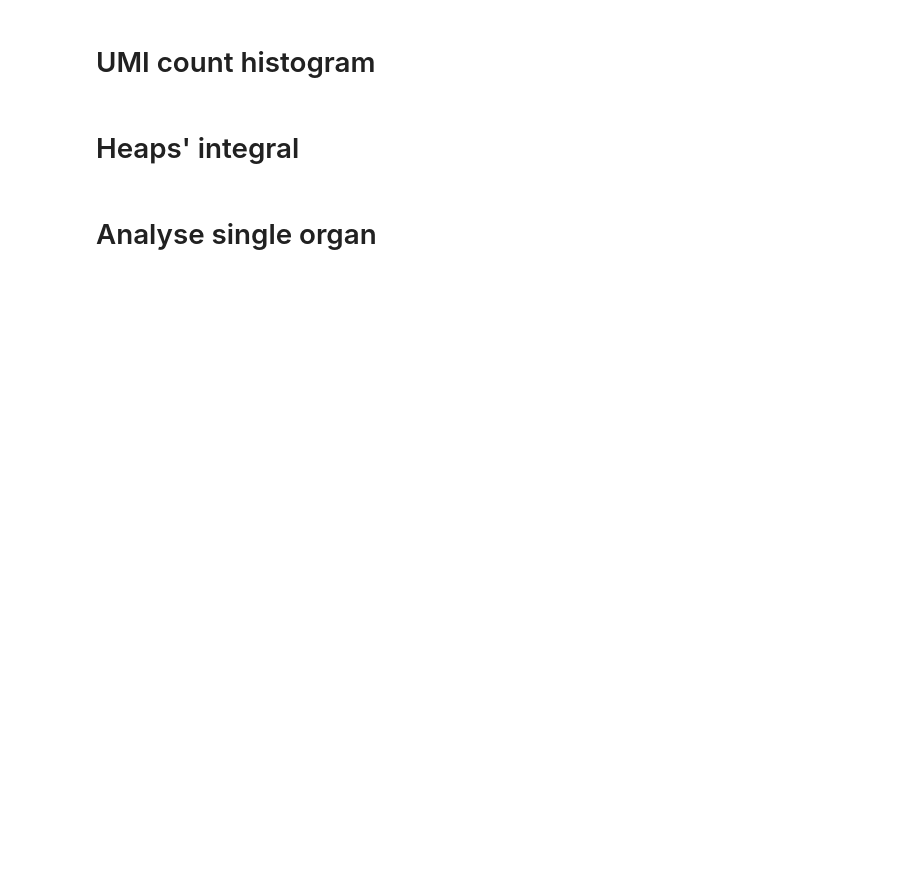
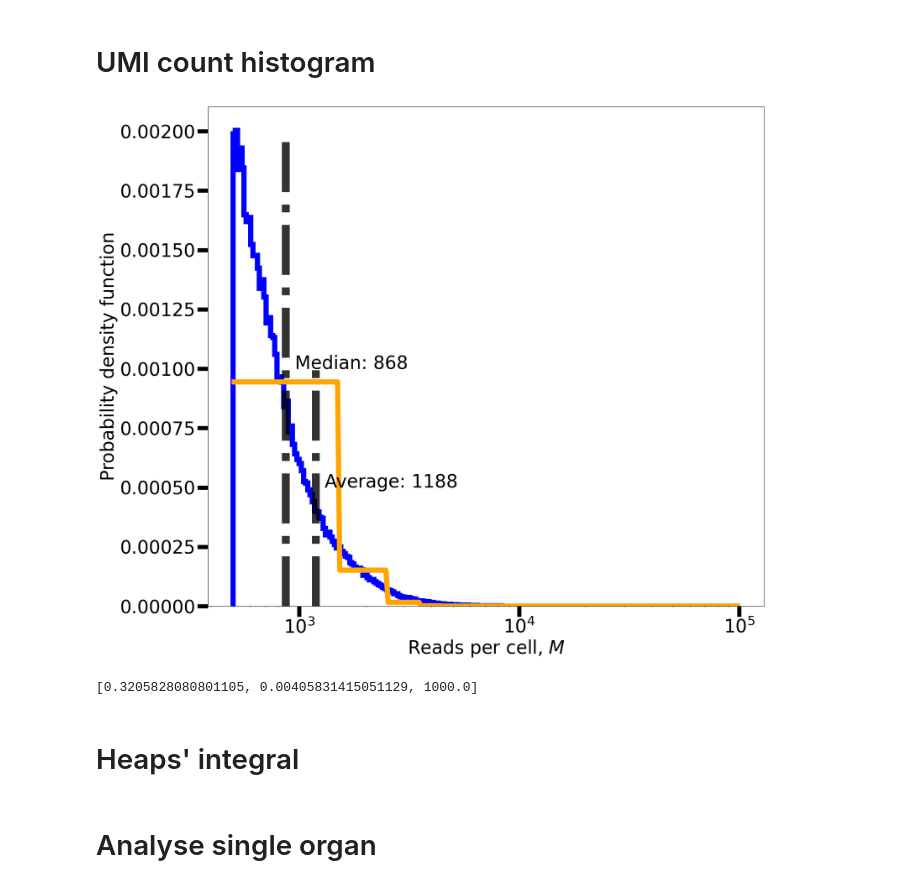
Before and after one commit to fvalle1/phd, a Jupyter notebook: mouse_Atlas/after_plot.ipynb, the cells around one changed output. Drawn from its saved outputs; the diff is of its cells as text; code cells hidden in the pictures; blank space fills up the shorter version.

```diff
--- a/mouse_Atlas/after_plot.ipynb
+++ b/mouse_Atlas/after_plot.ipynb
@@ -417,11 +401,12 @@ PyPlot.show()
 # %% [markdown]
 # UMI count histogram
 # %%
-data = Tacos.load_pickle("mca/data_Bone-Marrow_c-kit_data.pkl");
+data = Tacos.load_pickle("mca/data_all.pkl");
 # %%
 fig, ax = PyPlot.subplots(figsize=(18,15))
 
-bin_counts, bin_edges = ax.hist(data["M"], density=true, color="blue", histtype="step", lw=10, bins=100)
+x_bins = sort!([10^i for i in log10(500):0.01:5])
+bin_counts, bin_edges = ax.hist(data["M"], density=true, color="blue", histtype="step", lw=10, bins=x_bins)
 
 m = mean(data["M"])
 ax.vlines([m], 0,1e-3, lw=15, alpha=0.8,  ls="-.")
@@ -431,33 +416,36 @@ m = median(data["M"])
 ax.vlines([m], 0,2e-3, lw=15, alpha=0.8,  ls="-.")
 ax.annotate("Median: $(@sprintf("%.0f", m))", (m*1.1,10e-4), fontsize=35)
 
-x_bins=(bin_edges[1:100]+bin_edges[2:101])/2
+x_bins=(bin_edges[1:length(bin_edges)-1]+bin_edges[2:length(bin_edges)])/2
 
 scaled_pois = function(X, par)
     mu = par[1]
     C = par[2]
     a = par[3]
     d = Poisson(mu)
     return C*[pdf(d,round(Int, x/a::Float64)) for x in X]
 end
 
 fit_pois = curve_fit(scaled_pois, x_bins, bin_counts, [0.5, 0.1, 1000])
 popt = coef(fit_pois)
 println(popt)
 
 ax.plot(x_bins, scaled_pois(x_bins, popt), lw=10, color="orange")
 
 ax.set_xlabel(L"Reads per cell, $M$", fontsize=35)
 ax.set_ylabel("Probability density function", fontsize=35)
 
 ax.tick_params(labelsize=35, width=8, length=20)
 
-#ax.set_xscale("log")
+ax.set_xscale("log")
 #ax.set_yscale("log")
 
 #ax.set_xlim(1,3e8)
 
 #ax.legend(fontsize=22)
 
 PyPlot.show()
 fig.savefig("M_hist_mca.pdf")
+# %% [output]
+[figure, added]
+[0.3205828080801105, 0.00405831415051129, 1000.0]
```
Also changed, not shown: parts of 13 cells of this notebook, 1 other file.
